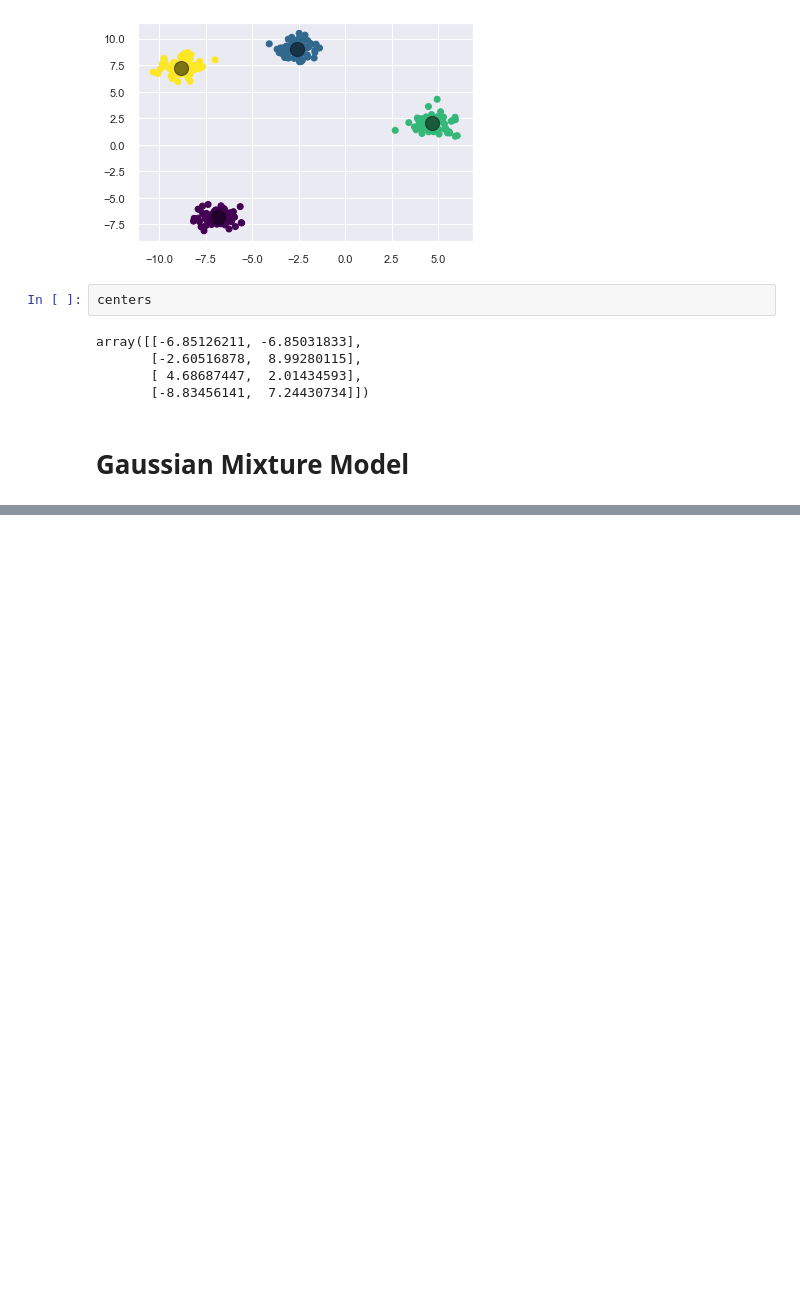
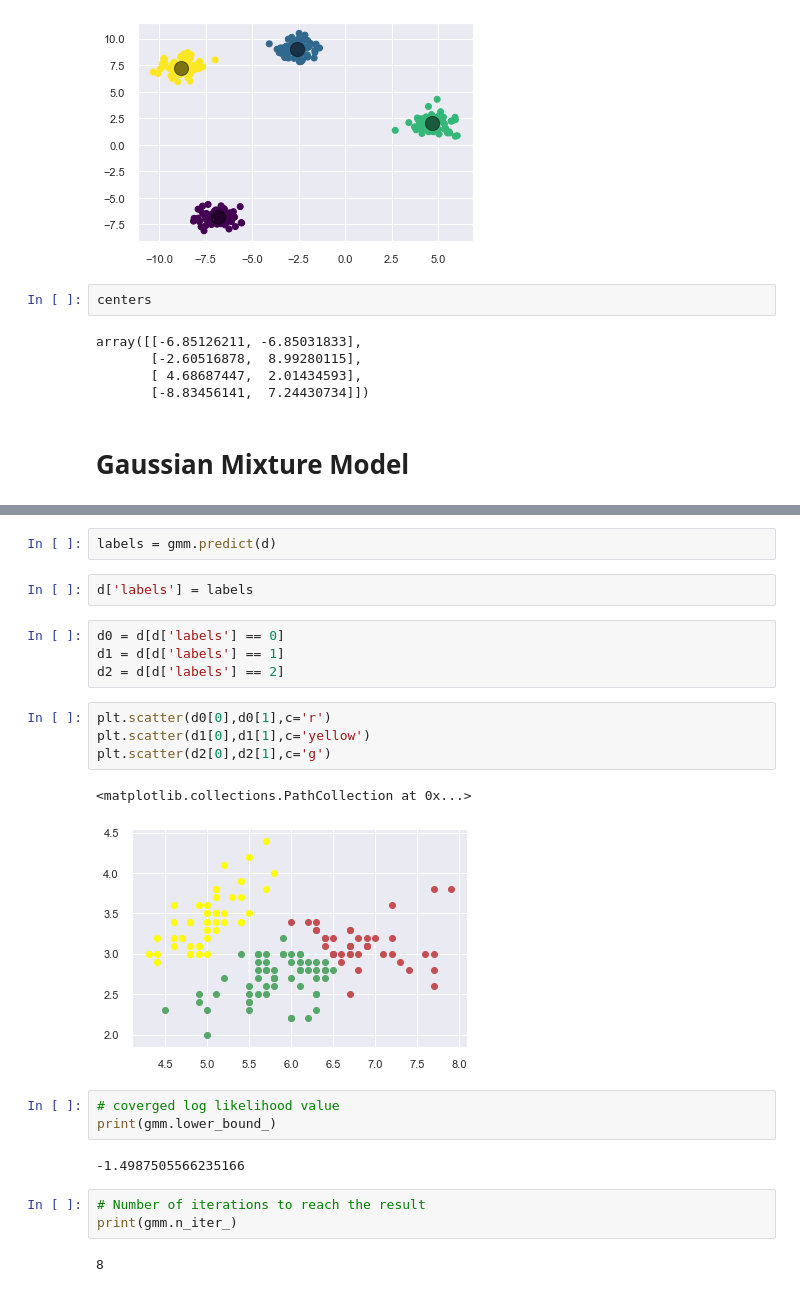
Before and after one commit to bthakr1/datascience_pipeline, a Jupyter notebook: k means.ipynb, the cells around one changed output, grey strips where cells are left out. Cells and saved outputs as stored; diff of their text form; blank space fills up the shorter version.

```diff
--- a/k means.ipynb
+++ b/k means.ipynb
@@ -170,0 +196,25 @@ array([[-6.85126211, -6.85031833],
+# %%
+labels = gmm.predict(d)
+# %%
+d['labels'] = labels
+# %%
+d0 = d[d['labels'] == 0]
+d1 = d[d['labels'] == 1]
+d2 = d[d['labels'] == 2]
+# %%
+plt.scatter(d0[0],d0[1],c='r')
+plt.scatter(d1[0],d1[1],c='yellow')
+plt.scatter(d2[0],d2[1],c='g')
+# %% [output]
+<matplotlib.collections.PathCollection at 0x...>
+[figure, added]
+# %%
+# coverged log likelihood value
+print(gmm.lower_bound_)
+# %% [output]
+-1.4987505566235166
+# %%
+# Number of iterations to reach the result
+print(gmm.n_iter_)
+# %% [output]
+8
```
Also changed, not shown: parts of 8 cells of this notebook.
